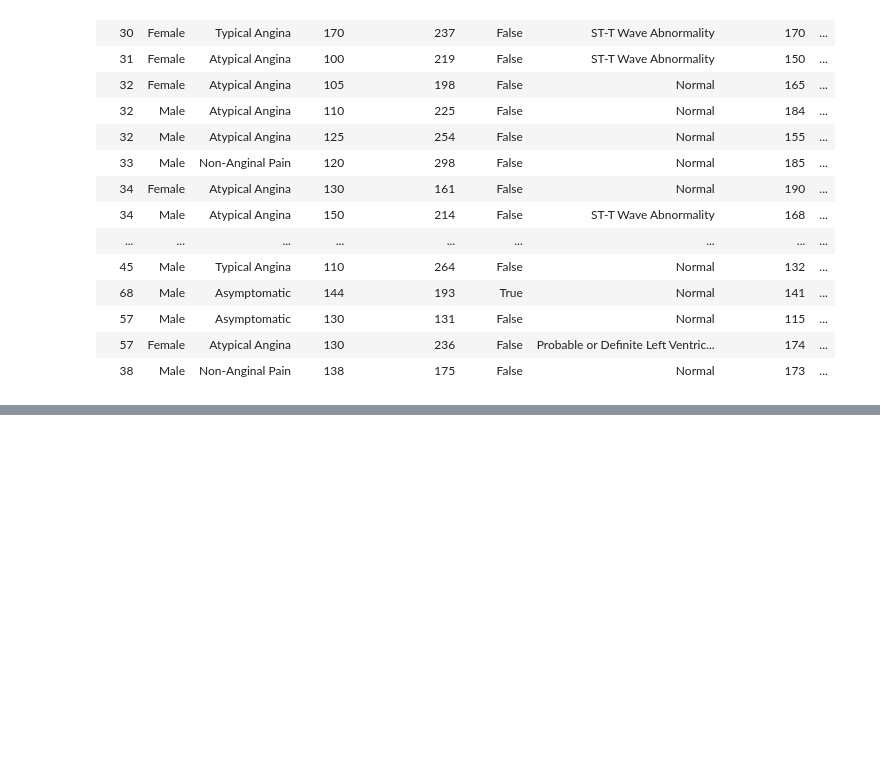
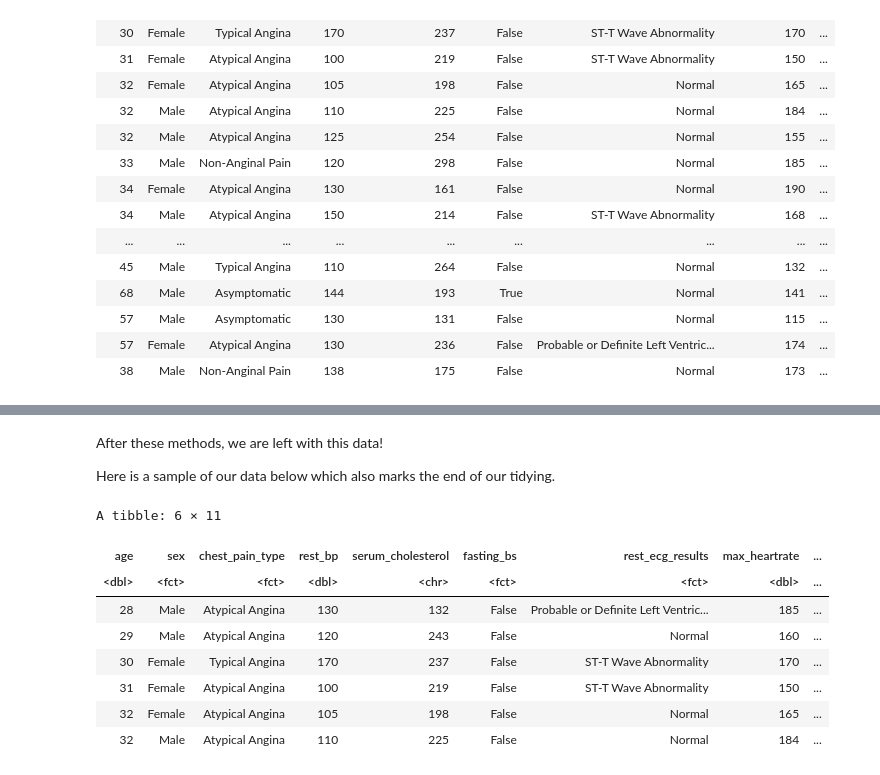
Before and after one commit to blu-01/DSCI-100-003-Group-21, a Jupyter notebook: proposal rough work/FinalProposal.ipynb, the cells around one changed output, grey strips where cells are left out. Drawn from its saved outputs; the diff is of its cells as text; code cells hidden in the pictures; blank space fills up the shorter version.

```diff
--- a/proposal rough work/FinalProposal.ipynb
+++ b/proposal rough work/FinalProposal.ipynb
@@ -201,0 +279,9 @@ A tibble: 661 × 11
+# %%
+editedData <- stacked_data
+
+idx <- editedData == "?"
+# replace "?" values with NA
+is.na(editedData) <- idx
+
+navalues <- colSums(is.na(editedData))
+navalues
@@ -201,0 +299,5 @@ A tibble: 661 × 11
+# %%
+#Removing columns with too many NA values and then removing observations with NA
+editedData <- editedData |>
+    select(-slope_type, -num_coloured_flourosopy, -thal) |>
+    na.omit()
@@ -201,0 +371,35 @@ A tibble: 661 × 11
+# %%
+#Removing incorrect 0 values
+editedData <- editedData |>
+    filter(age != 0) |>
+    filter(rest_bp != 0) |>
+    filter(serum_cholesterol != 0) |>
+    filter(max_heartrate != 0)
+# %%
+#Changing data types
+editedData <- editedData |>
+    mutate(sex = as.factor(sex)) |>
+    mutate(chest_pain_type = as.factor(chest_pain_type)) |>
+    mutate(rest_bp = as.numeric(rest_bp)) |>
+    mutate(fasting_bs = as.factor(fasting_bs)) |>
+    mutate(rest_ecg_results = as.factor(rest_ecg_results)) |>
+    mutate(max_heartrate = as.numeric(max_heartrate)) |>
+    mutate(exercise_angina = as.factor(exercise_angina)) |>
+    mutate(st_depression = as.numeric(st_depression)) |>
+    mutate(diagnosis = as.factor(diagnosis))
+# %% [markdown]
+After these methods, we are left with this data!
+
+Here is a sample of our data below which also marks the end of our tidying.
+# %%
+head(editedData)
+# %% [output]
+A tibble: 6 × 11
+| age | sex | chest_pain_type | rest_bp | serum_cholesterol | fasting_bs | rest_ecg_results | max_heartrate | ... |
+| <dbl> | <fct> | <fct> | <dbl> | <chr> | <fct> | <fct> | <dbl> | ... |
+| 28 | Male | Atypical Angina | 130 | 132 | False | Probable or Definite Left Ventric... | 185 | ... |
+| 29 | Male | Atypical Angina | 120 | 243 | False | Normal | 160 | ... |
+| 30 | Female | Typical Angina | 170 | 237 | False | ST-T Wave Abnormality | 170 | ... |
+| 31 | Female | Atypical Angina | 100 | 219 | False | ST-T Wave Abnormality | 150 | ... |
+| 32 | Female | Atypical Angina | 105 | 198 | False | Normal | 165 | ... |
+| 32 | Male | Atypical Angina | 110 | 225 | False | Normal | 184 | ... |
```
Also changed, not shown: parts of 20 cells of this notebook, 1 other file.
